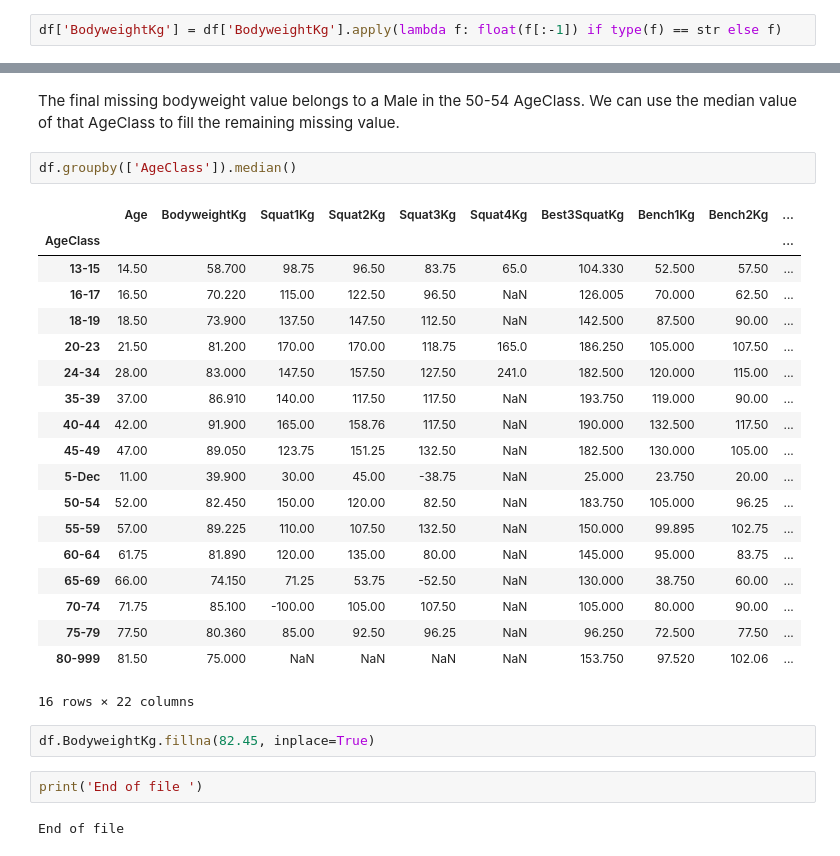
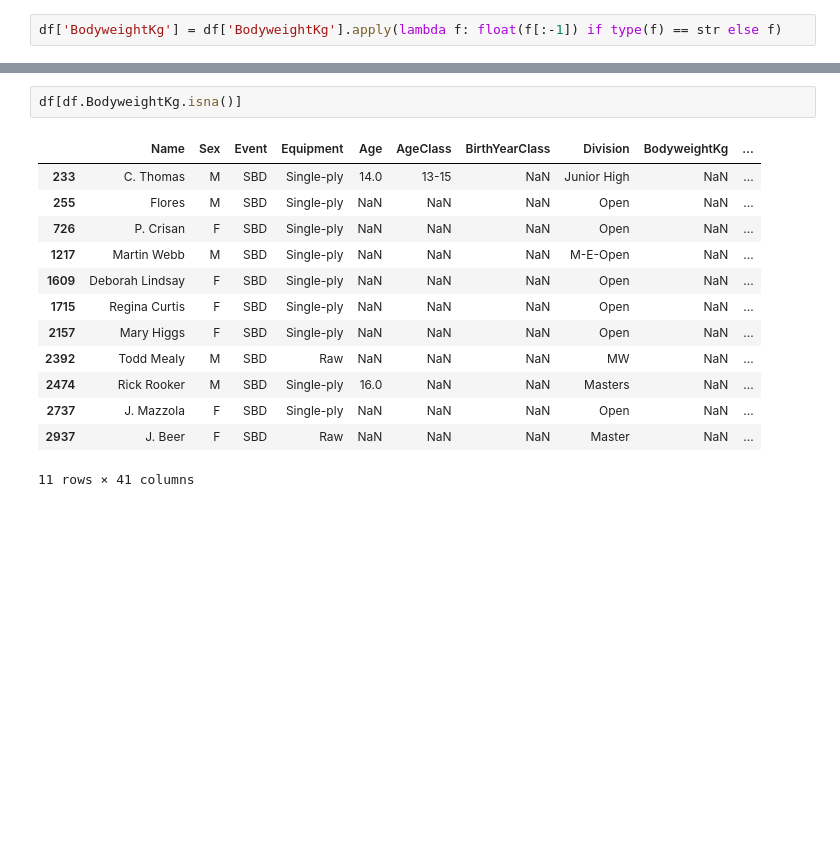
Before and after one commit to jinyangp/SC1015_MiniProject, a Jupyter notebook: JupyterNotebooks/dataprocessing.ipynb, the cells around one changed output, grey strips where cells are left out. Saved outputs shown, nothing was run; the diff lists cells and outputs as text; blank space fills up the shorter version.

```diff
--- a/JupyterNotebooks/dataprocessing.ipynb
+++ b/JupyterNotebooks/dataprocessing.ipynb
@@ -631,30 +626,16 @@ memory usage: 981.0+ KB
-# %% [markdown]
-The final missing bodyweight value belongs to a Male in the 50-54 AgeClass. We can use the median value of that AgeClass to fill the remaining missing value.
-# %%
-df.groupby(['AgeClass']).median()
-# %% [output]
-|  | Age | BodyweightKg | Squat1Kg | Squat2Kg | Squat3Kg | Squat4Kg | Best3SquatKg | Bench1Kg | Bench2Kg | ... |
-| AgeClass |  |  |  |  |  |  |  |  |  | ... |
-| 13-15 | 14.50 | 58.700 | 98.75 | 96.50 | 83.75 | 65.0 | 104.330 | 52.500 | 57.50 | ... |
-| 16-17 | 16.50 | 70.220 | 115.00 | 122.50 | 96.50 | NaN | 126.005 | 70.000 | 62.50 | ... |
-| 18-19 | 18.50 | 73.900 | 137.50 | 147.50 | 112.50 | NaN | 142.500 | 87.500 | 90.00 | ... |
-| 20-23 | 21.50 | 81.200 | 170.00 | 170.00 | 118.75 | 165.0 | 186.250 | 105.000 | 107.50 | ... |
-| 24-34 | 28.00 | 83.000 | 147.50 | 157.50 | 127.50 | 241.0 | 182.500 | 120.000 | 115.00 | ... |
-| 35-39 | 37.00 | 86.910 | 140.00 | 117.50 | 117.50 | NaN | 193.750 | 119.000 | 90.00 | ... |
-| 40-44 | 42.00 | 91.900 | 165.00 | 158.76 | 117.50 | NaN | 190.000 | 132.500 | 117.50 | ... |
-| 45-49 | 47.00 | 89.050 | 123.75 | 151.25 | 132.50 | NaN | 182.500 | 130.000 | 105.00 | ... |
-| 5-Dec | 11.00 | 39.900 | 30.00 | 45.00 | -38.75 | NaN | 25.000 | 23.750 | 20.00 | ... |
-| 50-54 | 52.00 | 82.450 | 150.00 | 120.00 | 82.50 | NaN | 183.750 | 105.000 | 96.25 | ... |
-| 55-59 | 57.00 | 89.225 | 110.00 | 107.50 | 132.50 | NaN | 150.000 | 99.895 | 102.75 | ... |
-| 60-64 | 61.75 | 81.890 | 120.00 | 135.00 | 80.00 | NaN | 145.000 | 95.000 | 83.75 | ... |
-| 65-69 | 66.00 | 74.150 | 71.25 | 53.75 | -52.50 | NaN | 130.000 | 38.750 | 60.00 | ... |
-| 70-74 | 71.75 | 85.100 | -100.00 | 105.00 | 107.50 | NaN | 105.000 | 80.000 | 90.00 | ... |
-| 75-79 | 77.50 | 80.360 | 85.00 | 92.50 | 96.25 | NaN | 96.250 | 72.500 | 77.50 | ... |
-| 80-999 | 81.50 | 75.000 | NaN | NaN | NaN | NaN | 153.750 | 97.520 | 102.06 | ... |
-16 rows × 22 columns
-# %%
-df.BodyweightKg.fillna(82.45, inplace=True)
-# %%
-print('End of file ')
-# %% [output]
-End of file
+# %%
+df[df.BodyweightKg.isna()]
+# %% [output]
+|  | Name | Sex | Event | Equipment | Age | AgeClass | BirthYearClass | Division | BodyweightKg | ... |
+| 233 | C. Thomas | M | SBD | Single-ply | 14.0 | 13-15 | NaN | Junior High | NaN | ... |
+| 255 | Flores | M | SBD | Single-ply | NaN | NaN | NaN | Open | NaN | ... |
+| 726 | P. Crisan | F | SBD | Single-ply | NaN | NaN | NaN | Open | NaN | ... |
+| 1217 | Martin Webb | M | SBD | Single-ply | NaN | NaN | NaN | M-E-Open | NaN | ... |
+| 1609 | Deborah Lindsay | F | SBD | Single-ply | NaN | NaN | NaN | Open | NaN | ... |
+| 1715 | Regina Curtis | F | SBD | Single-ply | NaN | NaN | NaN | Open | NaN | ... |
+| 2157 | Mary Higgs | F | SBD | Single-ply | NaN | NaN | NaN | Open | NaN | ... |
+| 2392 | Todd Mealy | M | SBD | Raw | NaN | NaN | NaN | MW | NaN | ... |
+| 2474 | Rick Rooker | M | SBD | Single-ply | 16.0 | NaN | NaN | Masters | NaN | ... |
+| 2737 | J. Mazzola | F | SBD | Single-ply | NaN | NaN | NaN | Open | NaN | ... |
+| 2937 | J. Beer | F | SBD | Raw | NaN | NaN | NaN | Master | NaN | ... |
+11 rows × 41 columns
```
Also changed, not shown: parts of 15 cells of this notebook, 1 other file.
